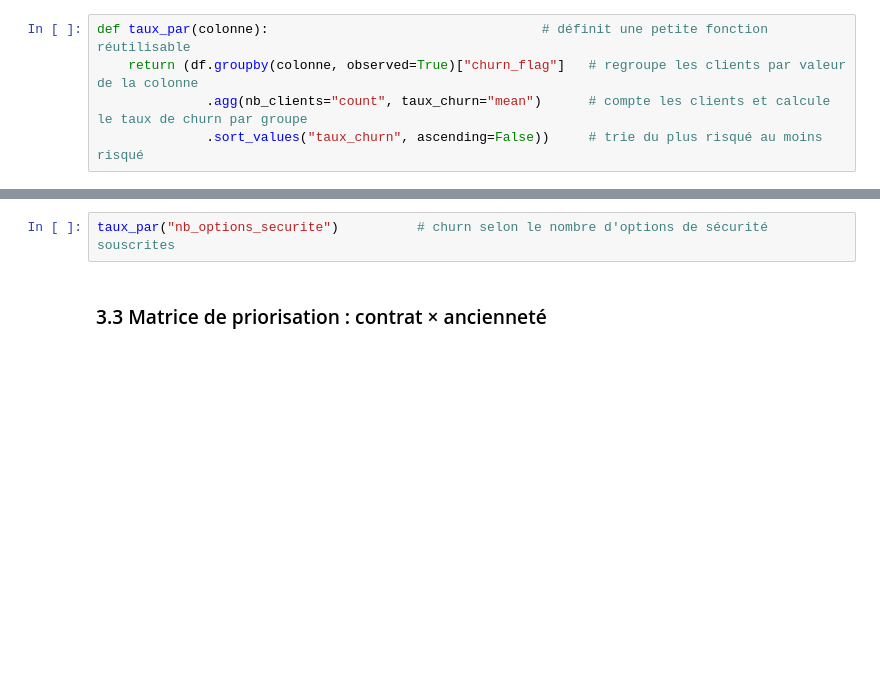
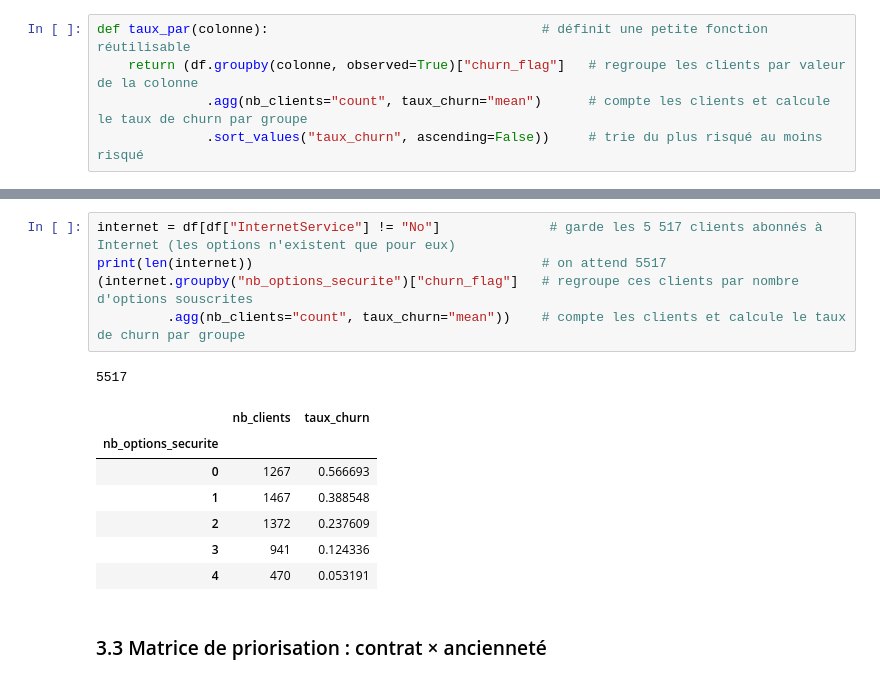
Before and after one commit to niyadanielleO/churn-analysis-subscription-services, a Jupyter notebook: notebooks/01_analyse_churn.ipynb, the cells around one changed output, grey strips where cells are left out. Drawn from its saved outputs; the diff is of its cells as text; blank space fills up the shorter version.

```diff
--- a/notebooks/01_analyse_churn.ipynb
+++ b/notebooks/01_analyse_churn.ipynb
@@ -73,5 +128,17 @@ taux_par("PaymentMethod")                # churn par mode de paiement
-# %%
-taux_par("nb_options_securite")          # churn selon le nombre d'options de sécurité souscrites
+# %%
+internet = df[df["InternetService"] != "No"]              # garde les 5 517 clients abonnés à Internet (les options n'existent que pour eux)
+print(len(internet))                                     # on attend 5517
+(internet.groupby("nb_options_securite")["churn_flag"]   # regroupe ces clients par nombre d'options souscrites
+         .agg(nb_clients="count", taux_churn="mean"))    # compte les clients et calcule le taux de churn par groupe
+# %% [output]
+5517
+|  | nb_clients | taux_churn |
+| nb_options_securite |  |  |
+| 0 | 1267 | 0.566693 |
+| 1 | 1467 | 0.388548 |
+| 2 | 1372 | 0.237609 |
+| 3 | 941 | 0.124336 |
+| 4 | 470 | 0.053191 |
 # %% [markdown]
 ### 3.3 Matrice de priorisation : contrat × ancienneté
 # %%
```
Also changed, not shown: parts of 14 cells of this notebook.
